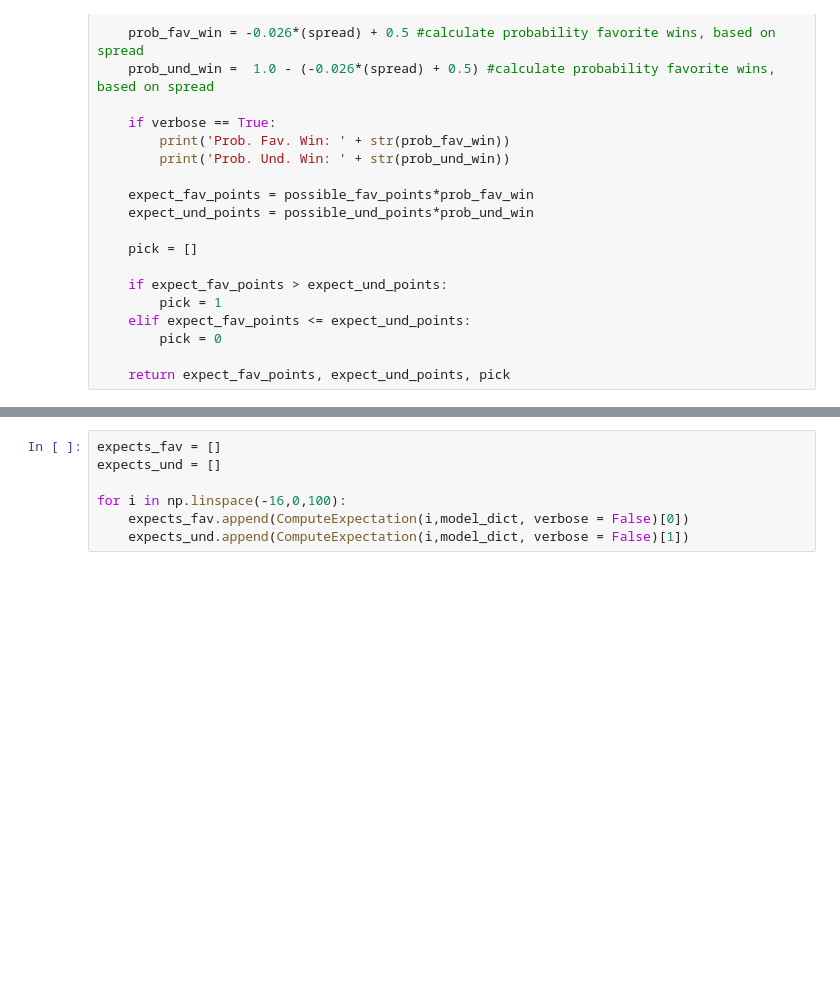
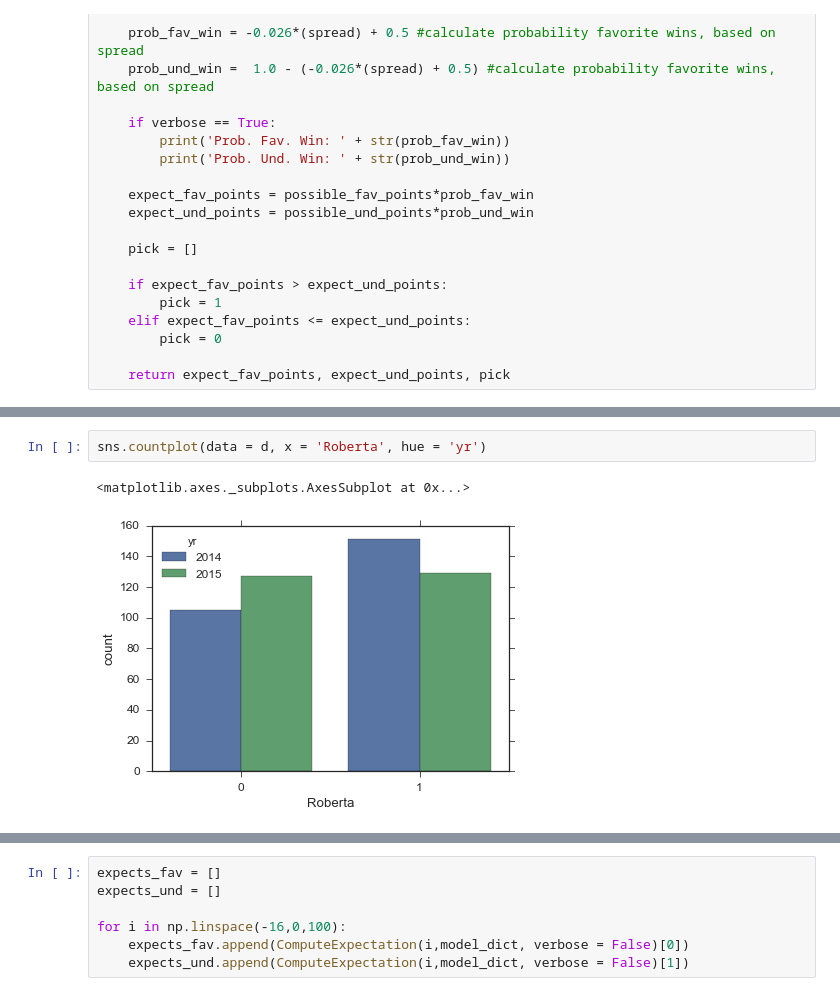
Before and after one commit to franklinmarsh/football_picker, a Jupyter notebook: ml_pool.ipynb, the cells around one changed output, grey strips where cells are left out. Drawn from its saved outputs; the diff is of its cells as text; blank space fills up the shorter version.

Commit message:
split testing and training data by year

```diff
--- a/ml_pool.ipynb
+++ b/ml_pool.ipynb
@@ -138,0 +178,5 @@ model_dict['Jane'] = model_dict['Miles'] #model Jane as Miles
+# %%
+sns.countplot(data = d, x = 'Roberta', hue = 'yr')
+# %% [output]
+<matplotlib.axes._subplots.AxesSubplot at 0x...>
+[figure, added]
```
Also changed, not shown: parts of 21 cells of this notebook, 1 other file.
